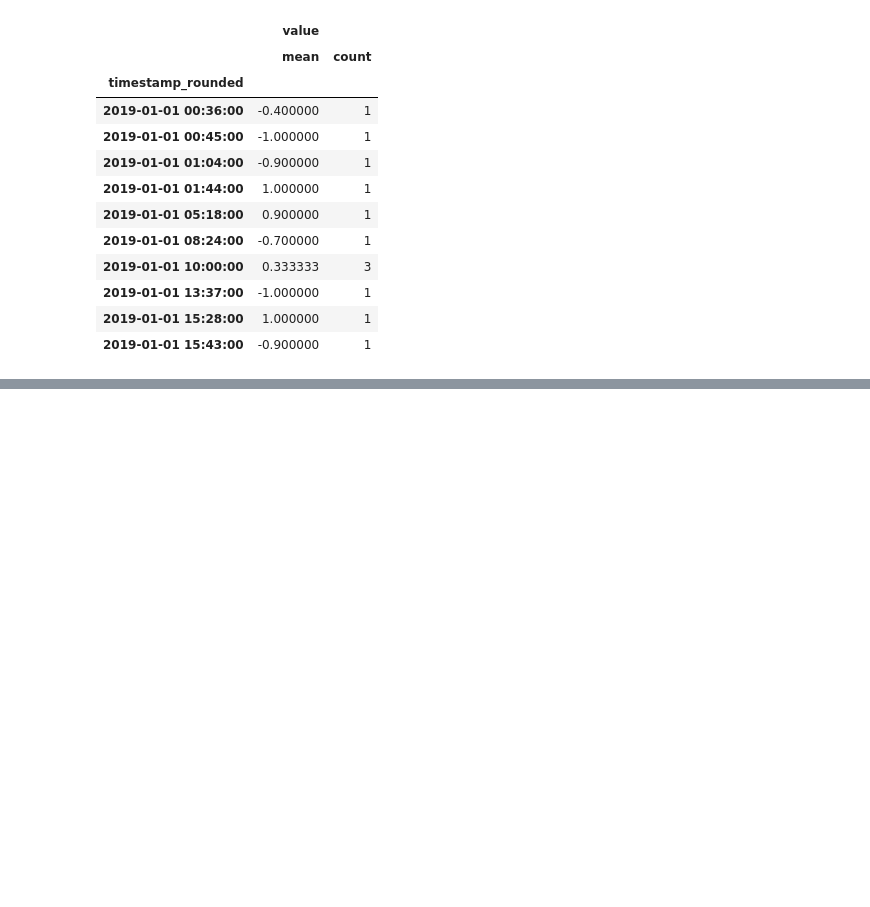
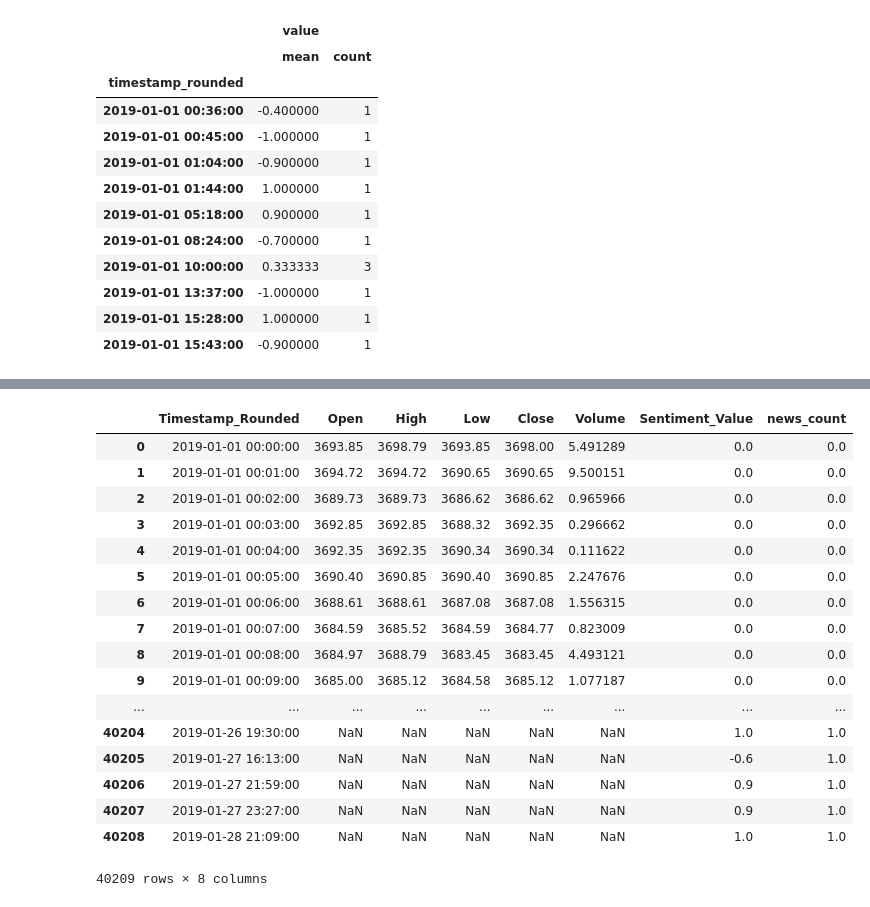
Before and after one commit to MohMaz/realtime-crypto-analysis, a Jupyter notebook: aggregate_datasets.ipynb, the cells around one changed output, grey strips where cells are left out. Cells and saved outputs as stored; diff of their text form; code cells hidden in the pictures; blank space fills up the shorter version.

```diff
--- a/aggregate_datasets.ipynb
+++ b/aggregate_datasets.ipynb
@@ -51,7 +51,7 @@ news_data_aggregated.head(10)
 # process price_data
 price_raw['timestamp'] = price_raw['Date'] + ' ' + price_raw['Time']
 price_raw['timestamp'] =  pd.to_datetime(price_raw['timestamp'], format='%Y-%m-%d %H:%M:%S')
-price_raw['timestamp_rounded'] = news_data['pub_date'].apply(round_timestamp)
+price_raw['timestamp_rounded'] = price_raw['timestamp'].apply(round_timestamp)
 
 price_raw.head()
 # %% [output]
@@ -72,6 +86,28 @@ price_data_aggregated = price_raw.groupby('timestamp_rounded').agg({
 # %%
 final_data = price_data_aggregated.join(news_data_aggregated, how='outer', on = ['timestamp_rounded'])
 final_data.count()
 final_data = final_data.reset_index()
 final_data.columns = ['Timestamp_Rounded', 'Open','High','Low','Close','Volume','Sentiment_Value','news_count']
-# price_raw
+# Fill null values for news with 0 (neutrial news ?!)
+final_data['news_count'] = final_data['news_count'].fillna(0)
+final_data['Sentiment_Value'] = final_data['Sentiment_Value'].fillna(0)
+final_data
+# %% [output]
+|  | Timestamp_Rounded | Open | High | Low | Close | Volume | Sentiment_Value | news_count |
+| 0 | 2019-01-01 00:00:00 | 3693.85 | 3698.79 | 3693.85 | 3698.00 | 5.491289 | 0.0 | 0.0 |
+| 1 | 2019-01-01 00:01:00 | 3694.72 | 3694.72 | 3690.65 | 3690.65 | 9.500151 | 0.0 | 0.0 |
+| 2 | 2019-01-01 00:02:00 | 3689.73 | 3689.73 | 3686.62 | 3686.62 | 0.965966 | 0.0 | 0.0 |
+| 3 | 2019-01-01 00:03:00 | 3692.85 | 3692.85 | 3688.32 | 3692.35 | 0.296662 | 0.0 | 0.0 |
+| 4 | 2019-01-01 00:04:00 | 3692.35 | 3692.35 | 3690.34 | 3690.34 | 0.111622 | 0.0 | 0.0 |
+| 5 | 2019-01-01 00:05:00 | 3690.40 | 3690.85 | 3690.40 | 3690.85 | 2.247676 | 0.0 | 0.0 |
+| 6 | 2019-01-01 00:06:00 | 3688.61 | 3688.61 | 3687.08 | 3687.08 | 1.556315 | 0.0 | 0.0 |
+| 7 | 2019-01-01 00:07:00 | 3684.59 | 3685.52 | 3684.59 | 3684.77 | 0.823009 | 0.0 | 0.0 |
+| 8 | 2019-01-01 00:08:00 | 3684.97 | 3688.79 | 3683.45 | 3683.45 | 4.493121 | 0.0 | 0.0 |
+| 9 | 2019-01-01 00:09:00 | 3685.00 | 3685.12 | 3684.58 | 3685.12 | 1.077187 | 0.0 | 0.0 |
+| ... | ... | ... | ... | ... | ... | ... | ... | ... |
+| 40204 | 2019-01-26 19:30:00 | NaN | NaN | NaN | NaN | NaN | 1.0 | 1.0 |
+| 40205 | 2019-01-27 16:13:00 | NaN | NaN | NaN | NaN | NaN | -0.6 | 1.0 |
+| 40206 | 2019-01-27 21:59:00 | NaN | NaN | NaN | NaN | NaN | 0.9 | 1.0 |
+| 40207 | 2019-01-27 23:27:00 | NaN | NaN | NaN | NaN | NaN | 0.9 | 1.0 |
+| 40208 | 2019-01-28 21:09:00 | NaN | NaN | NaN | NaN | NaN | 1.0 | 1.0 |
+40209 rows × 8 columns
```
Also changed, not shown: parts of 2 cells of this notebook, 1 other file.
